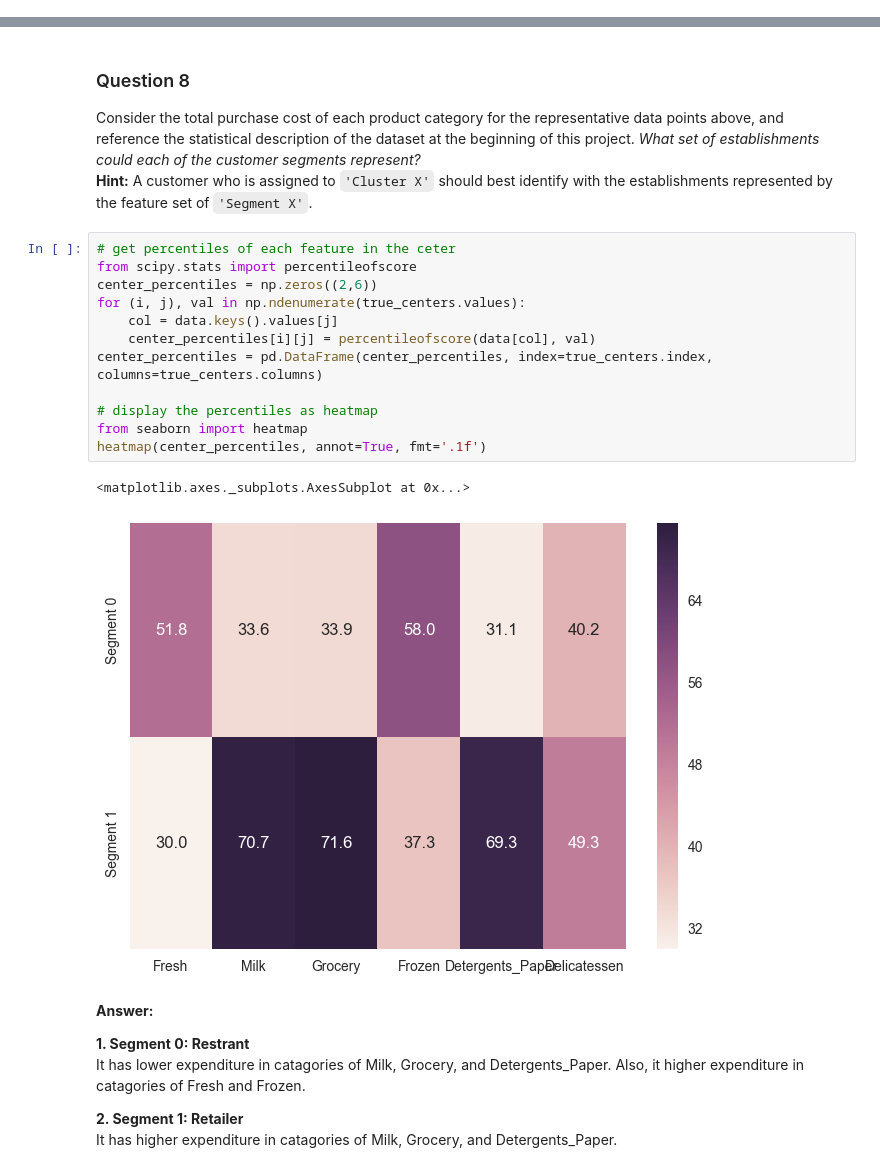
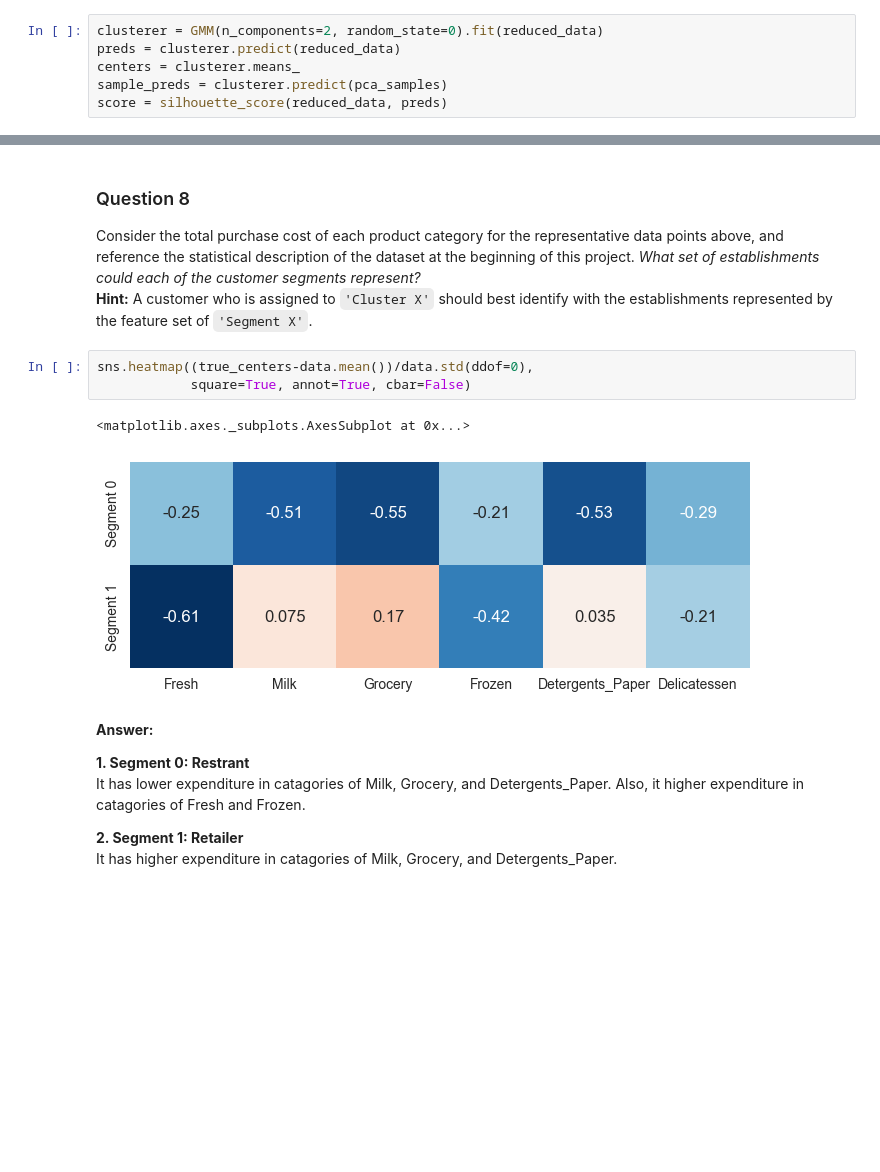
Before and after one commit to Ryosuke-Y/MLND-P3-customer_segments, a Jupyter notebook: customer_segments.ipynb, the cells around one changed output, grey strips where cells are left out. Drawn from its saved outputs; the diff is of its cells as text; blank space fills up the shorter version.

```diff
--- a/customer_segments.ipynb
+++ b/customer_segments.ipynb
@@ -494,6 +511,12 @@ Gaussian Mixture Model with 2 clusters has the best silhouette score.
 # %% [markdown]
 ### Cluster Visualization
 Once you've chosen the optimal number of clusters for your clustering algorithm using the scoring metric above, you can now visualize the results by executing the code block below. Note that, for experimentation purposes, you are welcome to adjust the number of clusters for your clustering algorithm to see various visualizations. The final visualization provided should, however, correspond with the optimal number of clusters.
+# %%
+clusterer = GMM(n_components=2, random_state=0).fit(reduced_data)
+preds = clusterer.predict(reduced_data)
+centers = clusterer.means_
+sample_preds = clusterer.predict(pca_samples)
+score = silhouette_score(reduced_data, preds)
 # %%
 # Display the results of the clustering from implementation
 vs.cluster_results(reduced_data, preds, centers, pca_samples)
@@ -526,21 +549,12 @@ display(true_centers)
 ### Question 8
 Consider the total purchase cost of each product category for the representative data points above, and reference the statistical description of the dataset at the beginning of this project. *What set of establishments could each of the customer segments represent?*
 **Hint:** A customer who is assigned to `'Cluster X'` should best identify with the establishments represented by the feature set of `'Segment X'`.
-# %%
-# get percentiles of each feature in the ceter
-from scipy.stats import percentileofscore
-center_percentiles = np.zeros((2,6))
-for (i, j), val in np.ndenumerate(true_centers.values):
-    col = data.keys().values[j]
-    center_percentiles[i][j] = percentileofscore(data[col], val)
-center_percentiles = pd.DataFrame(center_percentiles, index=true_centers.index, columns=true_centers.columns)
-
-# display the percentiles as heatmap
-from seaborn import heatmap
-heatmap(center_percentiles, annot=True, fmt='.1f')
-# %% [output]
-<matplotlib.axes._subplots.AxesSubplot at 0x...>
-[figure, removed]
+# %%
+sns.heatmap((true_centers-data.mean())/data.std(ddof=0),
+            square=True, annot=True, cbar=False)
+# %% [output]
+<matplotlib.axes._subplots.AxesSubplot at 0x...>
+[figure, added]
 # %% [markdown]
 **Answer:**
 
```
Also changed, not shown: parts of 8 cells of this notebook, 1 other file.
